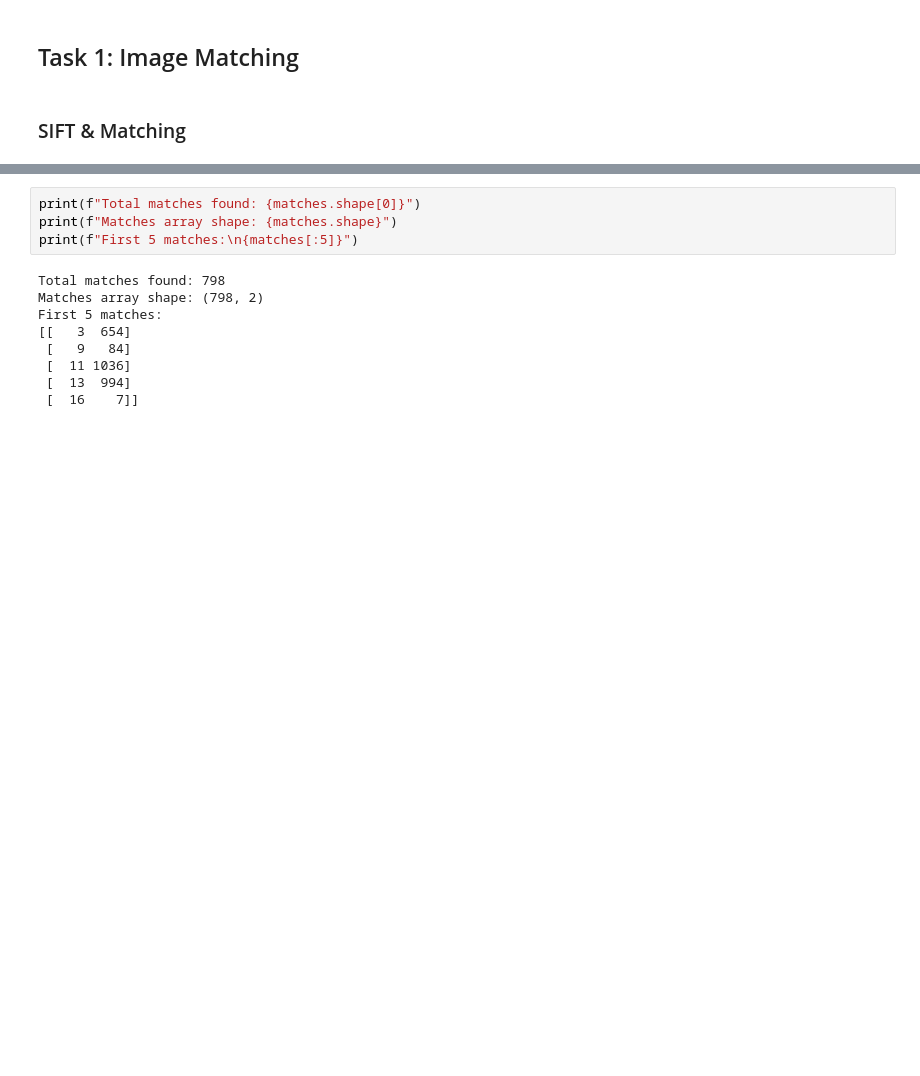
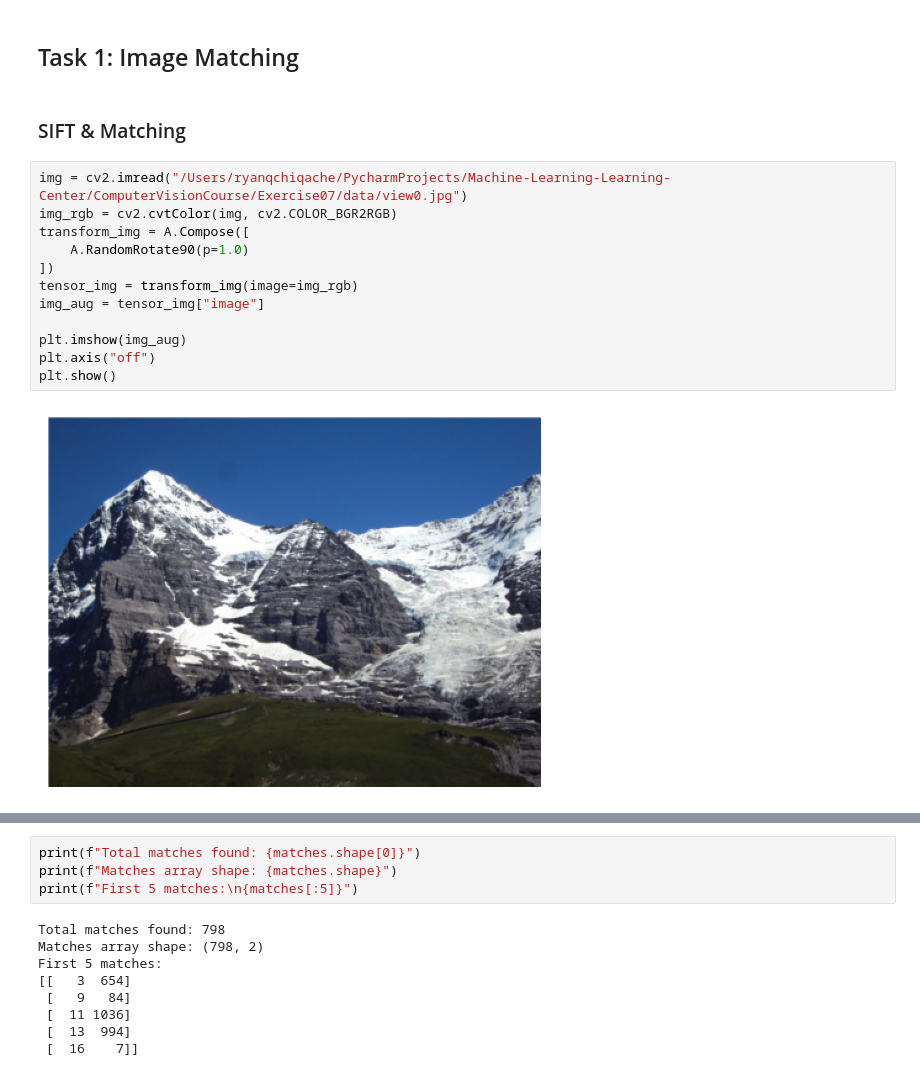
Before and after one commit to RyanQchiqache/Machine-Deep-Learning-Center, a Jupyter notebook: ComputerVisionCourse/Exercise07/ex7.ipynb, the cells around one changed output, grey strips where cells are left out. Saved outputs shown, nothing was run; the diff lists cells and outputs as text; blank space fills up the shorter version.

```diff
--- a/ComputerVisionCourse/Exercise07/ex7.ipynb
+++ b/ComputerVisionCourse/Exercise07/ex7.ipynb
@@ -36,6 +38,20 @@ Using device "mps".
 ## Task 1: Image Matching
 # %% [markdown]
 ### SIFT & Matching
+# %%
+img = cv2.imread("/Users/ryanqchiqache/PycharmProjects/Machine-Learning-Learning-Center/ComputerVisionCourse/Exercise07/data/view0.jpg")
+img_rgb = cv2.cvtColor(img, cv2.COLOR_BGR2RGB)
+transform_img = A.Compose([
+    A.RandomRotate90(p=1.0)
+])
+tensor_img = transform_img(image=img_rgb)
+img_aug = tensor_img["image"]
+
+plt.imshow(img_aug)
+plt.axis("off")
+plt.show()
+# %% [output]
+[figure, added]
 # %%
 # TODO Student: Load images and extract features using SIFT
 # Variables to use: view0, view1 (both shape H W C), keypoints0, keypoints1 (both shape N 2)
```
Also changed, not shown: parts of 5 cells of this notebook, 7 other files.
